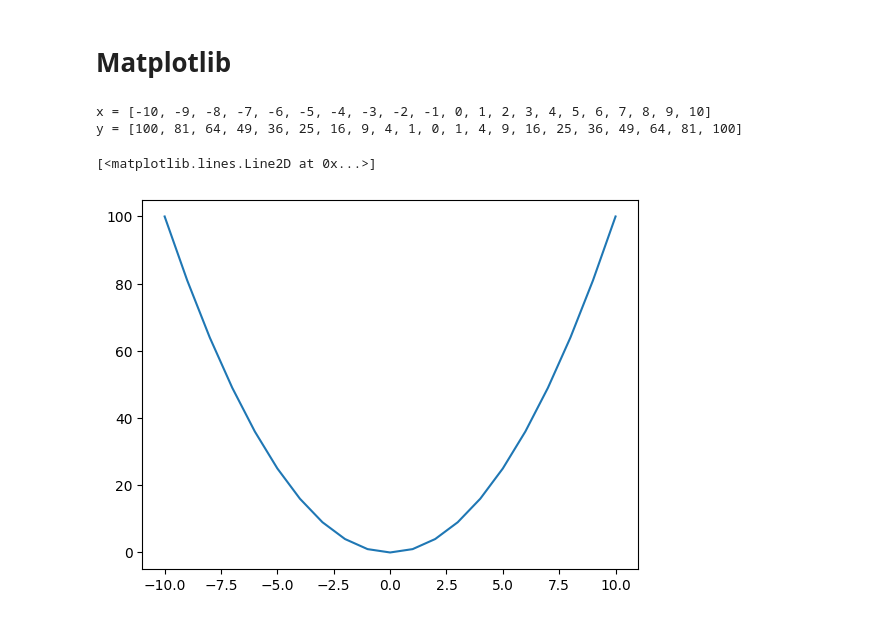
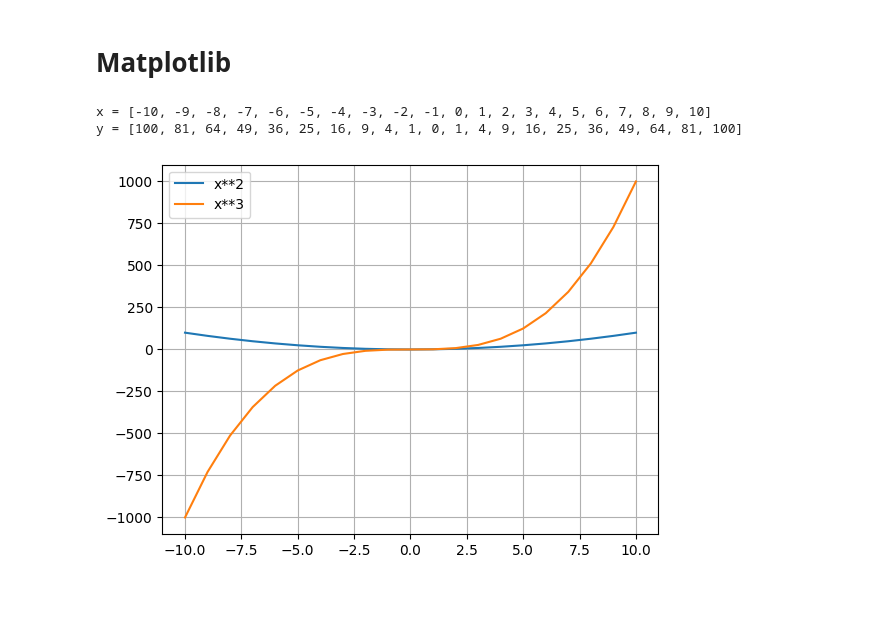
Before and after one commit to Zeepat/Python-Asajad-Hussein, a Jupyter notebook: Code Along/matplotlib.ipynb, the cells around one changed output. Cells and saved outputs as stored; diff of their text form; code cells hidden in the pictures.

```diff
--- a/Code Along/matplotlib.ipynb
+++ b/Code Along/matplotlib.ipynb
@@ -3,14 +3,18 @@
 # %%
 import matplotlib.pyplot as plt
 
-x = list(range(-10,11))
+x = list(range(-10, 11))
 y = [value**2 for value in x]
+y2 = [value**3 for value in x]
+
 print(f"{x = }")
 print(f"{y = }")
 
-plt.plot(x, y)
+plt.plot(x, y, label="x**2")
+plt.plot(x, y2, label="x**3")
+plt.legend()
+plt.grid()
 # %% [output]
 x = [-10, -9, -8, -7, -6, -5, -4, -3, -2, -1, 0, 1, 2, 3, 4, 5, 6, 7, 8, 9, 10]
 y = [100, 81, 64, 49, 36, 25, 16, 9, 4, 1, 0, 1, 4, 9, 16, 25, 36, 49, 64, 81, 100]
-[<matplotlib.lines.Line2D at 0x...>]
-[figure, old version]
+[figure, new version]
```
Also changed, not shown: parts of 9 cells of this notebook.
